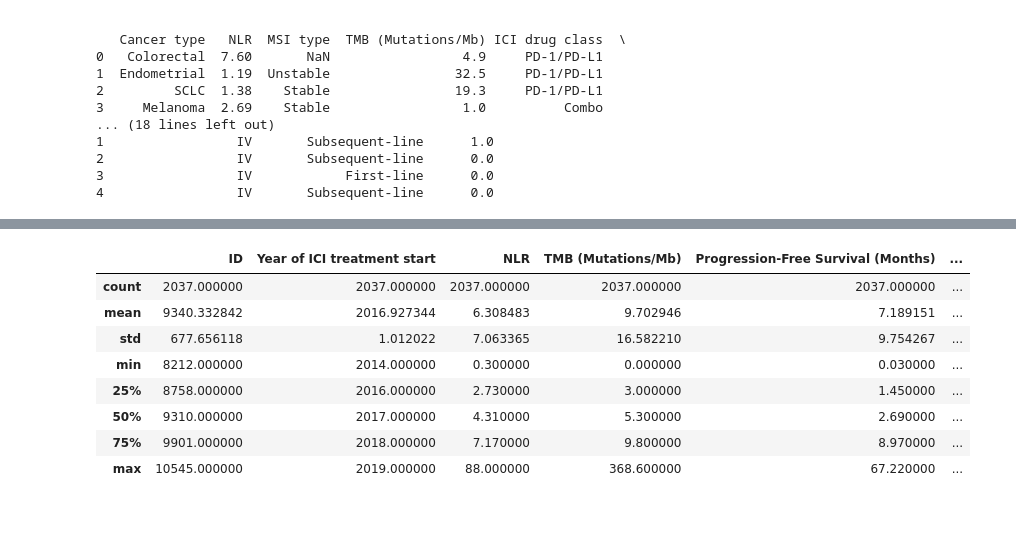
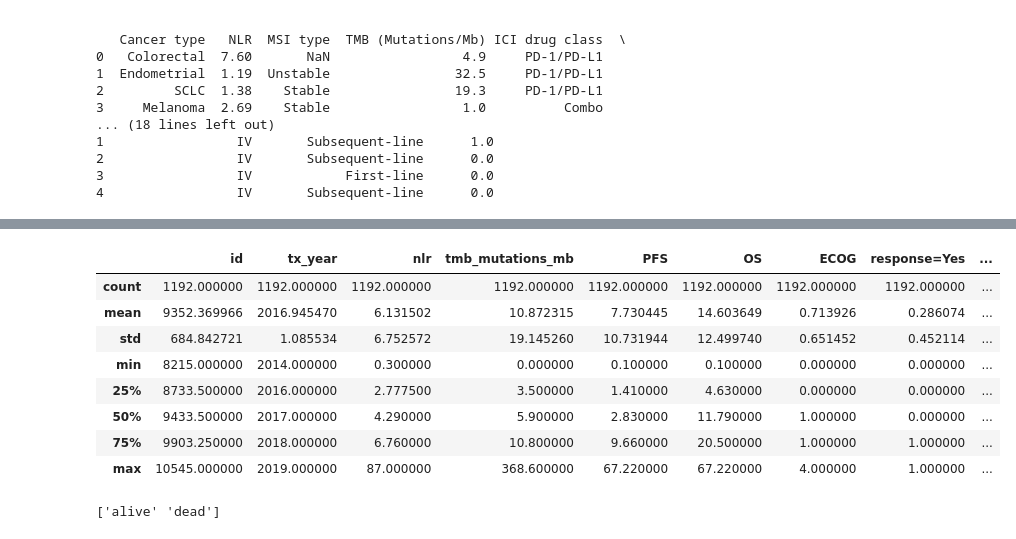
Before and after one commit to Kcole3/datasci_223, a Jupyter notebook: exercises/final_project.ipynb, the cells around one changed output, grey strips where cells are left out. Cells and saved outputs as stored; diff of their text form; code cells hidden in the pictures.

```diff
--- a/exercises/final_project.ipynb
+++ b/exercises/final_project.ipynb
@@ -48,0 +128,14 @@ display(df)
+# %%
+data_clean = data_clean.rename(columns={
+        'year_of_ici_treatment_start': 'tx_year',
+        'progression_free_survival_months': 'PFS',
+        'overall_survival_months': 'OS',
+        'clinical_benefit_with_ici': 'clin_benefit',
+        'age_at_ici_start': 'age',
+        'ici_drug_class': 'drug_class',
+        'response_to_ici': 'response',
+        'stage_at_ici_start': 'stage',
+        'ecog_ps': 'ECOG',
+        'ici_line_of_treatment': 'tx_line'
+})
+print(data_clean.columns)
@@ -48,0 +376,21 @@ display(df)
+# %%
+from sksurv.preprocessing import OneHotEncoder
+
+# Convert specific columns to categorical dtype
+
+#I took out age here
+columns_to_convert = ['response', 'clin_benefit', 'cancer_type', 'sex', 'cohort', 'drug_class', 'progression']  # List of columns to convert
+data_clean2[columns_to_convert] = data_clean2[columns_to_convert].astype('category')
+
+# Apply OneHotEncoder
+encoder = OneHotEncoder()
+data_encoded = encoder.fit_transform(data_clean2[columns_to_convert])
+
+#print(data_encoded)
+
+# Concatenate the encoded DataFrame with data_clean
+data_clean_encoded = pd.concat([data_clean2.drop(columns=columns_to_convert), data_encoded], axis=1)
+
+print(data_clean_encoded)
+
+print(data_clean_encoded['vital_status'].unique())
@@ -48,0 +440,8 @@ display(df)
+# %%
+#Need to decide on missing values
+
+#Will do complete case analysis for now
+
+data_complete = data_clean_encoded.dropna()
+display(data_complete)
+data_complete.info()
@@ -49,12 +491,12 @@ display(df)
 # %%
-df.describe() #treating all as continuous
+data_complete.describe() #treating all as continuous. Still need to store tx_year as a year
 # %% [output]
-|  | ID | Year of ICI treatment start | NLR | TMB (Mutations/Mb) | Progression-Free Survival (Months) | ... |
-| count | 2037.000000 | 2037.000000 | 2037.000000 | 2037.000000 | 2037.000000 | ... |
-| mean | 9340.332842 | 2016.927344 | 6.308483 | 9.702946 | 7.189151 | ... |
-| std | 677.656118 | 1.012022 | 7.063365 | 16.582210 | 9.754267 | ... |
-| min | 8212.000000 | 2014.000000 | 0.300000 | 0.000000 | 0.030000 | ... |
-| 25% | 8758.000000 | 2016.000000 | 2.730000 | 3.000000 | 1.450000 | ... |
-| 50% | 9310.000000 | 2017.000000 | 4.310000 | 5.300000 | 2.690000 | ... |
-| 75% | 9901.000000 | 2018.000000 | 7.170000 | 9.800000 | 8.970000 | ... |
-| max | 10545.000000 | 2019.000000 | 88.000000 | 368.600000 | 67.220000 | ... |
+|  | id | tx_year | nlr | tmb_mutations_mb | PFS | OS | ECOG | response=Yes | ... |
+| count | 1192.000000 | 1192.000000 | 1192.000000 | 1192.000000 | 1192.000000 | 1192.000000 | 1192.000000 | 1192.000000 | ... |
+| mean | 9352.369966 | 2016.945470 | 6.131502 | 10.872315 | 7.730445 | 14.603649 | 0.713926 | 0.286074 | ... |
+| std | 684.842721 | 1.085534 | 6.752572 | 19.145260 | 10.731944 | 12.499740 | 0.651452 | 0.452114 | ... |
+| min | 8215.000000 | 2014.000000 | 0.300000 | 0.000000 | 0.100000 | 0.100000 | 0.000000 | 0.000000 | ... |
+| 25% | 8733.500000 | 2016.000000 | 2.777500 | 3.500000 | 1.410000 | 4.630000 | 0.000000 | 0.000000 | ... |
+| 50% | 9433.500000 | 2017.000000 | 4.290000 | 5.900000 | 2.830000 | 11.790000 | 1.000000 | 0.000000 | ... |
+| 75% | 9903.250000 | 2018.000000 | 6.760000 | 10.800000 | 9.660000 | 20.500000 | 1.000000 | 1.000000 | ... |
+| max | 10545.000000 | 2019.000000 | 87.000000 | 368.600000 | 67.220000 | 67.220000 | 4.000000 | 1.000000 | ... |
@@ -60,0 +517,4 @@ df.describe() #treating all as continuous
+# %%
+print(data_complete['vital_status'].unique())
+# %% [output]
+['alive' 'dead']
```
Also changed, not shown: parts of 54 cells of this notebook.
